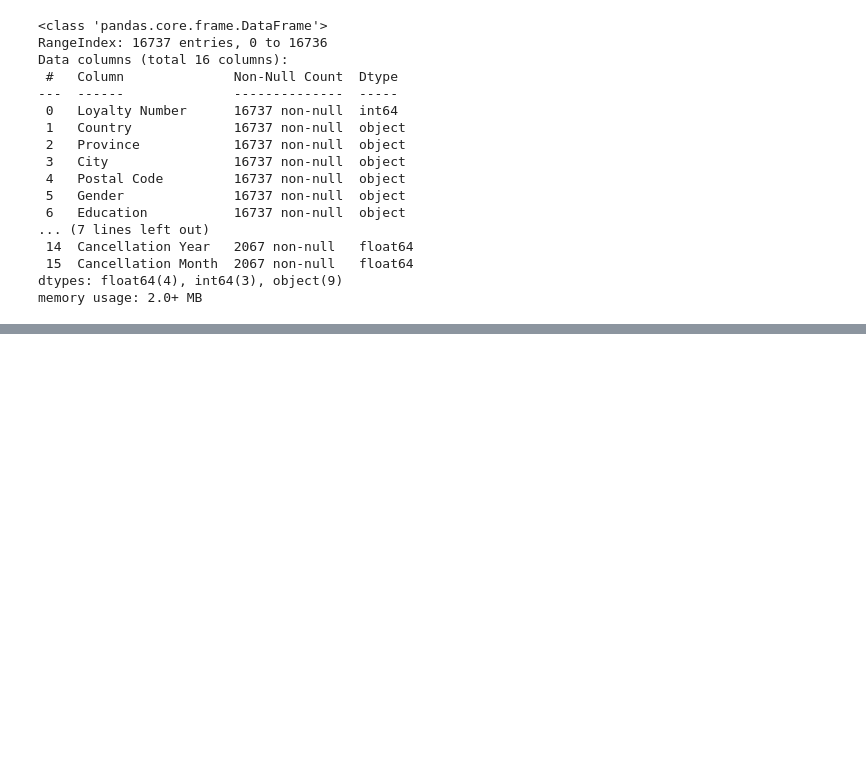
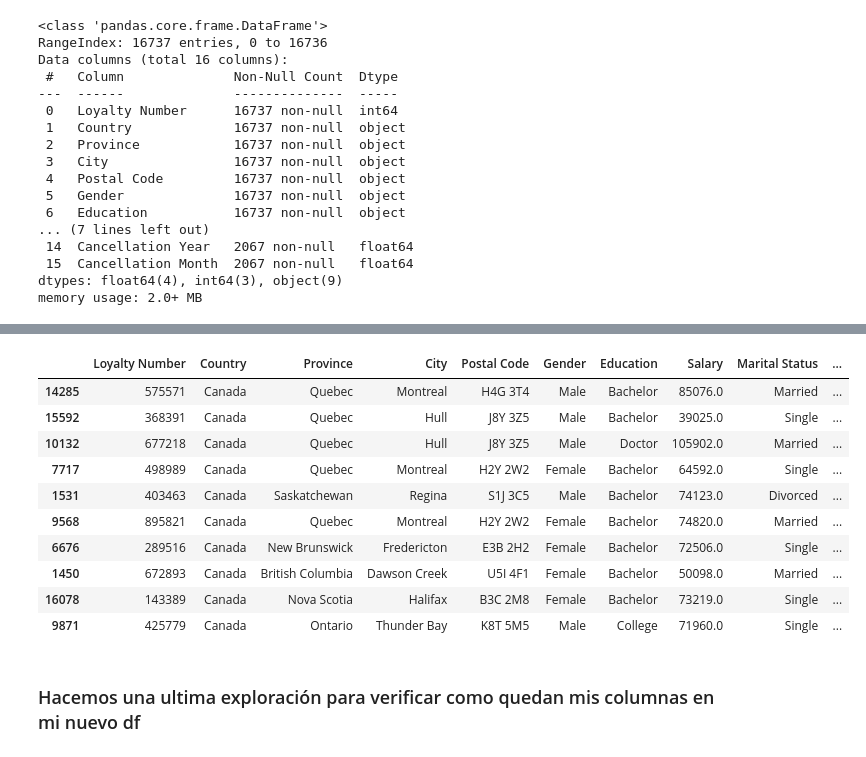
Before and after one commit to Adalab/bda-modulo-3-evaluacion-final-Maleni86, a Jupyter notebook: Evaluación_final.ipynb, the cells around one changed output, grey strips where cells are left out. Cells and saved outputs as stored; diff of their text form; code cells hidden in the pictures; blank space fills up the shorter version.

```diff
--- a/Evaluación_final.ipynb
+++ b/Evaluación_final.ipynb
@@ -255,2 +229,0 @@ df_l_hist["Cancellation Month"].fillna("Activo", inplace=True)
-# %%
-df_l_hist["Salary"].fillna(df_l_hist["Salary"].median(), inplace=True)
@@ -283,0 +331,3 @@ gráficas usando la mejor gráfica que consideres:
+# %%
+mediana_high_bachelor = df_l_hist[df_l_hist['Education'].isin(['High Schooll or Below', 'Bachelor'])]['Salary'].median()
+mediana_high_bachelor # Calculamos la mediana entre ambas columnas y vemos que es muy similar a la media (72451) pero al ser más robusta elijo la mediana.
@@ -283,0 +336,2 @@ gráficas usando la mejor gráfica que consideres:
+# %%
+df_l_hist["Salary"].fillna(mediana_high_bachelor, inplace=True) #Reemplazamos los datos nulos de Salary por la mediana.
@@ -283,0 +378,24 @@ gráficas usando la mejor gráfica que consideres:
+# %%
+# Después de este análisis decido convertir las columnas de "Cancellation Month" y "Cancellation Year" en una columna adicional al final llamada "Status":
+def status(df, columnas):
+    for col in columnas:
+        df[f"Status"] = df[col].apply(lambda x: "inactivo" if x == x else "activo")
+    return df
+# %%
+df_l_hist_limpio = status(df_l_hist, ['Cancellation Month'])
+df_l_hist_limpio.sample(10)
+# Aquí el output muestra que en los espacios de las columnas "Cancellation Month y Year" los NaN se han cambiado por activo (ya que siguen con la membresía) y los Inactivos es porque se dieron de baja en ese año y/o mes.
+# %% [output]
+|  | Loyalty Number | Country | Province | City | Postal Code | Gender | Education | Salary | Marital Status | ... |
+| 14285 | 575571 | Canada | Quebec | Montreal | H4G 3T4 | Male | Bachelor | 85076.0 | Married | ... |
+| 15592 | 368391 | Canada | Quebec | Hull | J8Y 3Z5 | Male | Bachelor | 39025.0 | Single | ... |
+| 10132 | 677218 | Canada | Quebec | Hull | J8Y 3Z5 | Male | Doctor | 105902.0 | Married | ... |
+| 7717 | 498989 | Canada | Quebec | Montreal | H2Y 2W2 | Female | Bachelor | 64592.0 | Single | ... |
+| 1531 | 403463 | Canada | Saskatchewan | Regina | S1J 3C5 | Male | Bachelor | 74123.0 | Divorced | ... |
+| 9568 | 895821 | Canada | Quebec | Montreal | H2Y 2W2 | Female | Bachelor | 74820.0 | Married | ... |
+| 6676 | 289516 | Canada | New Brunswick | Fredericton | E3B 2H2 | Female | Bachelor | 72506.0 | Single | ... |
+| 1450 | 672893 | Canada | British Columbia | Dawson Creek | U5I 4F1 | Female | Bachelor | 50098.0 | Married | ... |
+| 16078 | 143389 | Canada | Nova Scotia | Halifax | B3C 2M8 | Female | Bachelor | 73219.0 | Single | ... |
+| 9871 | 425779 | Canada | Ontario | Thunder Bay | K8T 5M5 | Male | College | 71960.0 | Single | ... |
+# %% [markdown]
+### Hacemos una ultima exploración para verificar como quedan mis columnas en mi nuevo df
```
Also changed, not shown: parts of 39 cells of this notebook, 1 other file.
